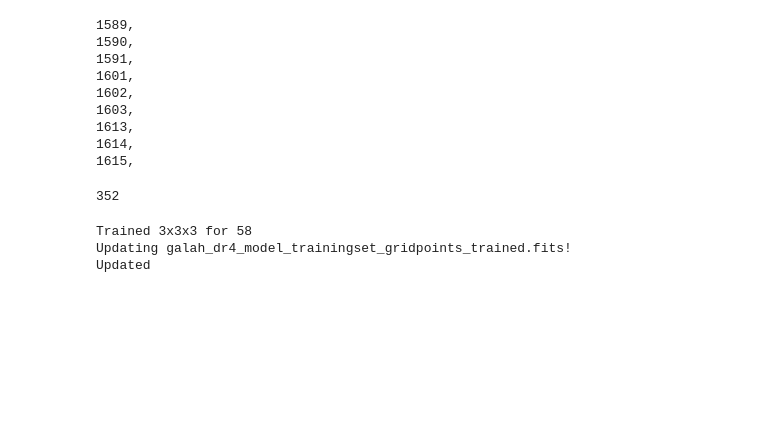
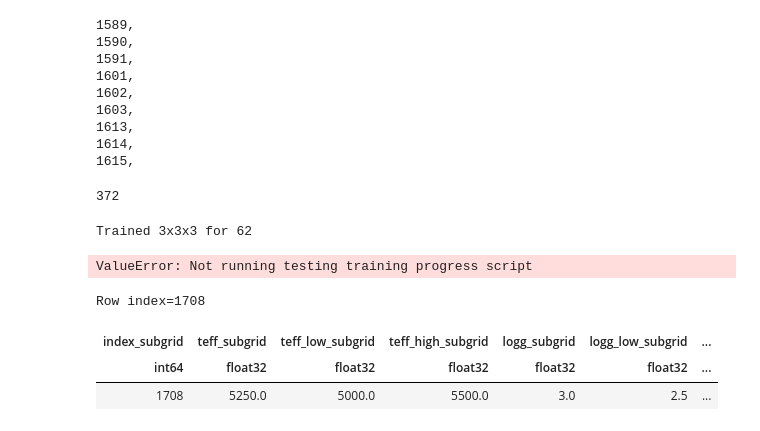
Before and after one commit to svenbuder/GALAH_DR4, a Jupyter notebook: spectrum_grids/galah_dr4_grid_calculation_priority_new_grid.ipynb, the cells around one changed output. Cells and saved outputs as stored; diff of their text form; code cells hidden in the pictures; blank space fills up the shorter version.

```diff
--- a/spectrum_grids/galah_dr4_grid_calculation_priority_new_grid.ipynb
+++ b/spectrum_grids/galah_dr4_grid_calculation_priority_new_grid.ipynb
@@ -463,17 +462,17 @@ grids_converted_to_nn_input = [
     1270,
     1282,1283,1284,1285,1286,1287,
     1332,1333,1334,
-    1340,1341,1342,
-    1351,1352,1353,1354,1355,
-    1363,1364,1365,1366,1367,
+    1340,1341,1342,1343,
+    1350,1351,1352,1353,1354,1355,
+    1362,1363,1364,1365,1366,1367,
     1375,1376,1377,1378,1379,
     1387,1388,1389,
     1390,1391,1392,1393,1394,1395,1396,
     1441,1442,1443,
     1446,1447,1448,
-    1457,1458,1459,
+    1456,1457,1458,1459,
     1460,1461,
-    1469,
+    1468,1469,
     1470,1471,1472,1473,
     1481,1482,1483,1484,
     1485,1486,
@@ -489,11 +488,12 @@ grids_converted_to_nn_input = [
     1584,1585,1586,1587,
     1596,1597,1598,1599,
     1600,
-    1609,
+    1608,1609,
     1610,1611,
-    1621,1622,1623,
-    1637,1638,1639,
-    1649,
+    1620,1621,1622,1623,
+    1636,1637,1638,1639,
+    1640,1641,
+    1648,1649,
     1650,1651,1652,1653,
     1695,1696,1697,
     1671,1672,1673,1674,
@@ -504,8 +504,8 @@ grids_converted_to_nn_input = [
     1719,
     1720,1721,1722,
     1724,1725,1726,1727,1728,
-    1736,1737,1738,1739,1740,
-    1748,1749,
+    1735,1736,1737,1738,1739,1740,
+    1747,1748,1749,
     1750,1751,1752,
     1790,1791,1792,1793,
     1802,1803,1804,1805,
@@ -513,14 +513,14 @@ grids_converted_to_nn_input = [
     1814,1815,1816,1817,
     1819,
     1820,1821,1822,1823,
-    1831,1832,1833,1834,1835,
+    1830,1831,1832,1833,1834,1835,
     1842,1843,1844,1845,1846,1847,
     1876,1877,1878,
     1888,1889,
     1890,
     1893,1894,1895,
     1900,1901,1902,
-    1905,1906,1907,1908,1909,
+    1904,1905,1906,1907,1908,1909,
     1916,1917,1918,1919,
     1920,1921,1922,
     1928,1929,
@@ -538,9 +538,11 @@ grids_converted_to_nn_input = [
     2080,2081,2082,
     2088,2089,
     2090,2091,2092,2093,2094,
+    2138,2139,
     2142,
-    2150,2151,2152,2153,2154,
-    2161,2162,2163,2164,2165,2166,
+    2149,
+    2150,2151,2152,2153,2154,2155,
+    2161,2162,2163,2164,2165,2166,2167,
     2346,2347,2348,
     2360,
     2370,2371,2372,
@@ -560,7 +562,7 @@ grids_converted_to_nn_input = [
 ]
 print(len(grids_converted_to_nn_input))
 # %% [output]
-352
+372
 # %%
 trained_3x3x3 = [
     1231,
@@ -569,6 +571,7 @@ trained_3x3x3 = [
     1244, # Training with 11232 spectra (90%), Testing with 1248 spectra (10%), 8918.089 validation loss = 8923.438
     1340,
     1341,
+    1350,1351,
     1364, # Training with 9423 spectra (90%), Testing with 1047 spectra (10%), 9559.972 validation loss = 9560.110, 22.216 validation loss = 23.934
     1365, # Training with 10330 spectra (89%), Testing with 1148 spectra (10%), 9244.988 validation loss = 9285.615
     1366, # Training with 9536 spectra (89%), Testing with 1060 spectra (10%), 8949.833 validation loss = 8970.894
@@ -585,6 +588,7 @@ trained_3x3x3 = [
     1585,
     1586, # Training with 11475 spectra (90%), Testing with 1275 spectra (10%), 9513.832 validation loss = 9504.287
     1598,
+#     1708, # Training with 11333 spectra (89%), Testing with 1260 spectra (10%),
     1709,
     1749, # Training with 8410 spectra (89%), Testing with 935 spectra (10%), 9122.635 validation loss = 9003.748, 40.247 validation loss = 43.474
     1803,
@@ -593,10 +597,13 @@ trained_3x3x3 = [
     1918,
     1919,
     1920, # Training with 10884 spectra (89%), Testing with 1210 spectra (10%), 8908.265 validation loss = 8927.847
+    1928,
+    1929,
     1930, # Training with 8631 spectra (90%), Testing with 959 spectra (10%), 9365.203 validation loss = 9314.398
     1931,
     1932, # Training with 8355 spectra (89%), Testing with 929 spectra (10%), 8988.107 validation loss = 8910.192, 35.799 validation loss = 39.891
     1989,
+#     1999, # Training with 9335 spectra (89%), Testing with 1038 spectra (10%), 9599.202 validation loss = 9602.985
     2001, # Training with 12441 spectra (89%), Testing with 1383 spectra (10%), 9266.918 validation loss = 9256.894, 21.200 validation loss = 21.490
     2002,
     2003, # Training with 11946 spectra (89%), Testing with 1328 spectra (10%), 9006.185 validation loss = 8993.563,
@@ -622,19 +629,26 @@ trained_3x3x3 = [
 ]
 
 # Currently running:
-# Train1: 1749
-# Train2: 2016,2017
+# Train1: 1708,1750,
+# Train2: 1999,2000
+# could train: 1747,1748,1751,1842,1843,2088,2089
 
 print('Trained 3x3x3 for '+str(len(trained_3x3x3)))
 
-# raise ValueError('Not running testing training progress script')
+raise ValueError('Not running testing training progress script')
 print('Updating galah_dr4_model_trainingset_gridpoints_trained.fits!')
 os.system('ipython galah_dr4_model_trainingset_gridpoints_test_training.py');
 print('Updated')
 # %% [output]
-Trained 3x3x3 for 58
-Updating galah_dr4_model_trainingset_gridpoints_trained.fits!
-Updated
+Trained 3x3x3 for 62
+ValueError: Not running testing training progress script
+# %%
+grids[1708]
+# %% [output]
+Row index=1708
+| index_subgrid | teff_subgrid | teff_low_subgrid | teff_high_subgrid | logg_subgrid | logg_low_subgrid | ... |
+| int64 | float32 | float32 | float32 | float32 | float32 | ... |
+| 1708 | 5250.0 | 5000.0 | 5500.0 | 3.0 | 2.5 | ... |
 # %%
 s = []
 for grid_p in grids_done:
```
Also changed, not shown: parts of 8 cells of this notebook, 2 other files.
